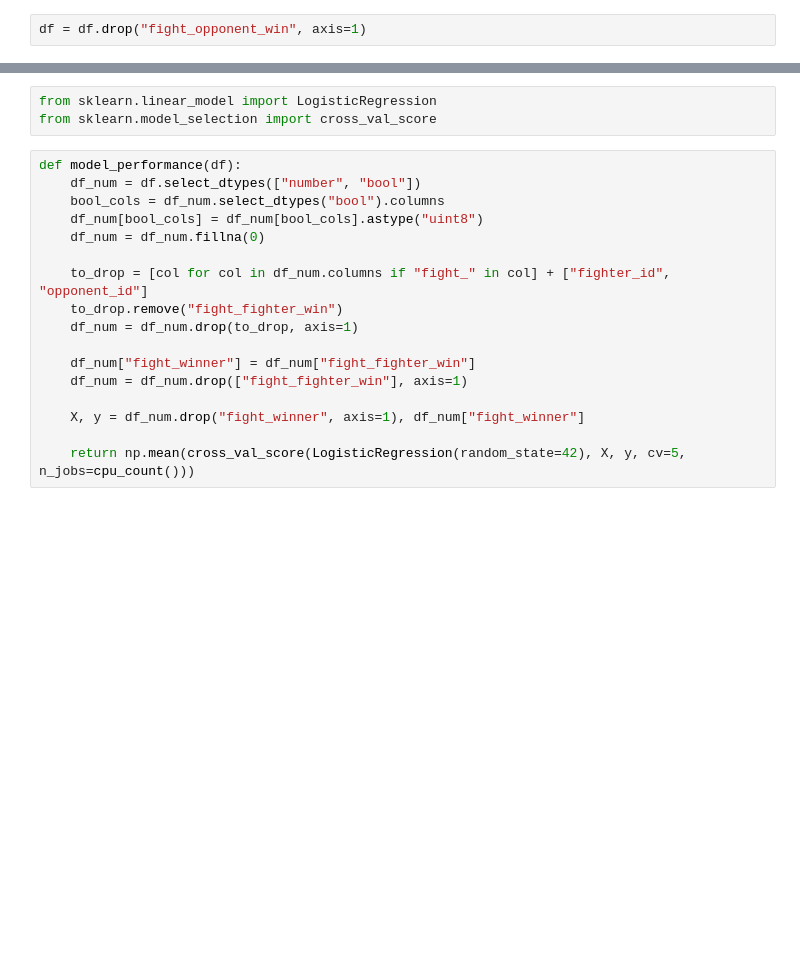
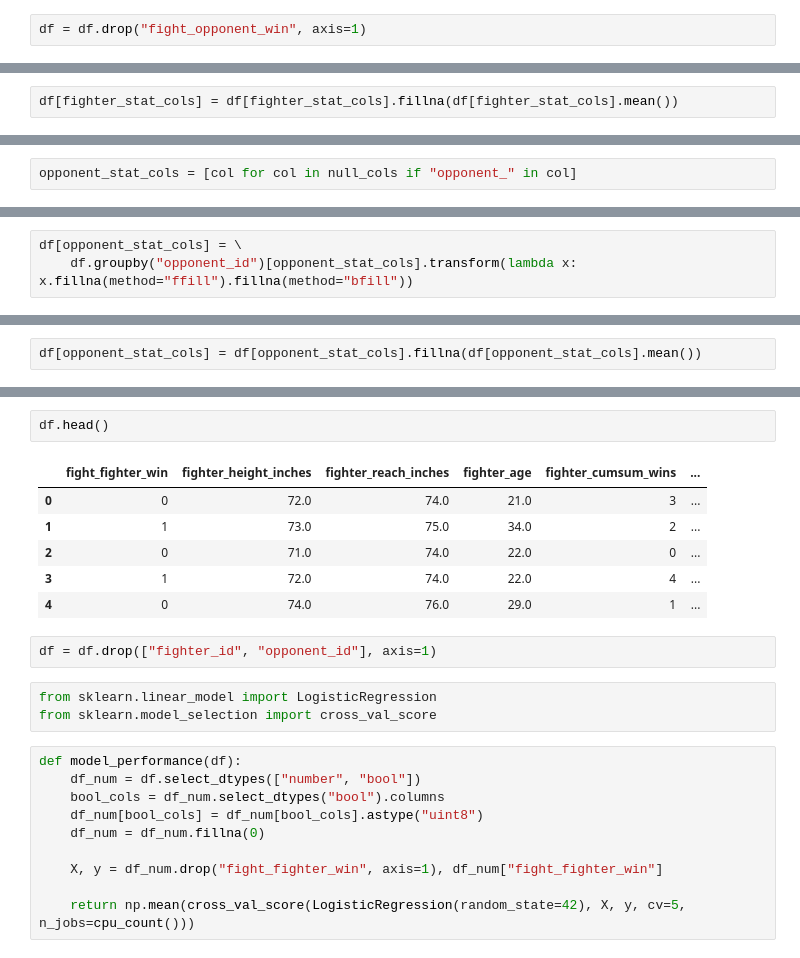
Before and after one commit to alancmathew/ufc-fight-predictor, a Jupyter notebook: nbs/05_preprocessing.ipynb, the cells around one changed output, grey strips where cells are left out. Saved outputs shown, nothing was run; the diff lists cells and outputs as text; blank space fills up the shorter version.

```diff
--- a/nbs/05_preprocessing.ipynb
+++ b/nbs/05_preprocessing.ipynb
@@ -93,0 +201,2 @@ df = df.fillna(df.mean())
+# %%
+df[fighter_stat_cols] = df[fighter_stat_cols].fillna(df[fighter_stat_cols].mean())
@@ -93,0 +220,2 @@ df = df.fillna(df.mean())
+# %%
+opponent_stat_cols = [col for col in null_cols if "opponent_" in col]
@@ -93,0 +237,3 @@ df = df.fillna(df.mean())
+# %%
+df[opponent_stat_cols] = \
+    df.groupby("opponent_id")[opponent_stat_cols].transform(lambda x: x.fillna(method="ffill").fillna(method="bfill"))
@@ -93,0 +255,2 @@ df = df.fillna(df.mean())
+# %%
+df[opponent_stat_cols] = df[opponent_stat_cols].fillna(df[opponent_stat_cols].mean())
@@ -94,3 +287,14 @@ df = df.fillna(df.mean())
+# %%
+df.head()
+# %% [output]
+|  | fight_fighter_win | fighter_height_inches | fighter_reach_inches | fighter_age | fighter_cumsum_wins | ... |
+| 0 | 0 | 72.0 | 74.0 | 21.0 | 3 | ... |
+| 1 | 1 | 73.0 | 75.0 | 34.0 | 2 | ... |
+| 2 | 0 | 71.0 | 74.0 | 22.0 | 0 | ... |
+| 3 | 1 | 72.0 | 74.0 | 22.0 | 4 | ... |
+| 4 | 0 | 74.0 | 76.0 | 29.0 | 1 | ... |
+# %%
+df = df.drop(["fighter_id", "opponent_id"], axis=1)
 # %%
 from sklearn.linear_model import LogisticRegression
 from sklearn.model_selection import cross_val_score
@@ -101,14 +305,7 @@ def model_performance(df):
     df_num[bool_cols] = df_num[bool_cols].astype("uint8")
     df_num = df_num.fillna(0)
 
-    to_drop = [col for col in df_num.columns if "fight_" in col] + ["fighter_id", "opponent_id"]
-    to_drop.remove("fight_fighter_win")
-    df_num = df_num.drop(to_drop, axis=1)
-
-    df_num["fight_winner"] = df_num["fight_fighter_win"]
-    df_num = df_num.drop(["fight_fighter_win"], axis=1)
-
-    X, y = df_num.drop("fight_winner", axis=1), df_num["fight_winner"]
+    X, y = df_num.drop("fight_fighter_win", axis=1), df_num["fight_fighter_win"]
 
     return np.mean(cross_val_score(LogisticRegression(random_state=42), X, y, cv=5, n_jobs=cpu_count()))
 # %%
```
Also changed, not shown: parts of 36 cells of this notebook, 3 other files.
